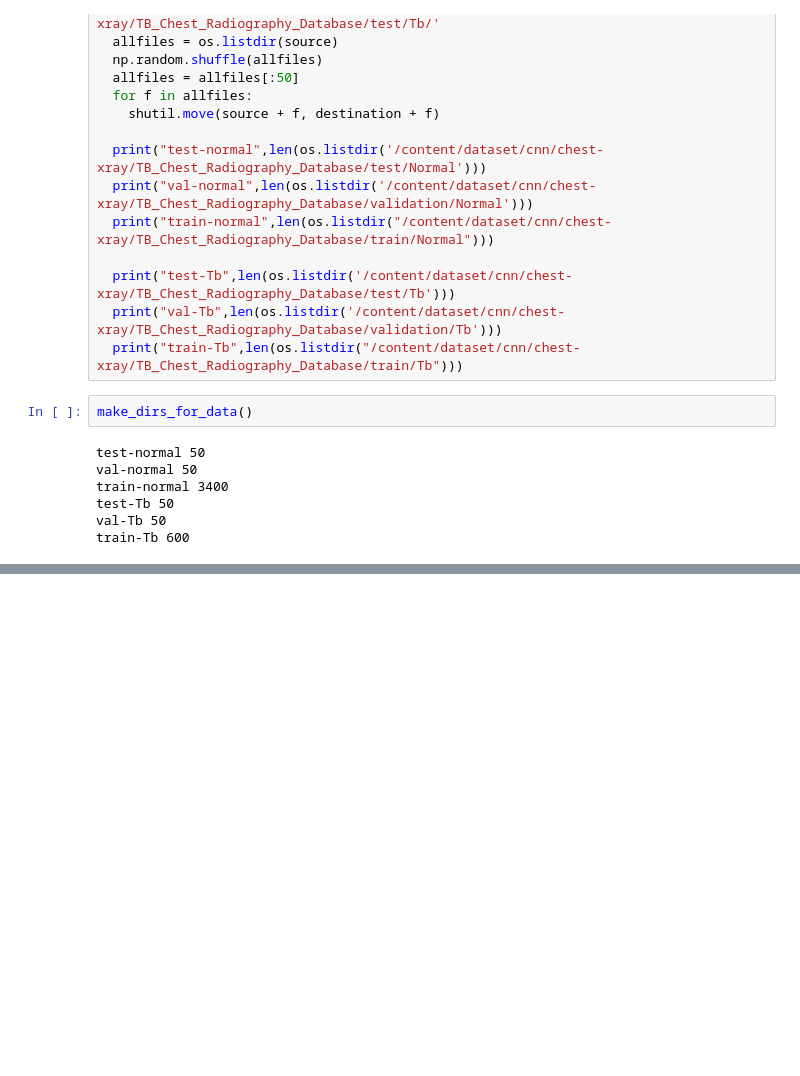
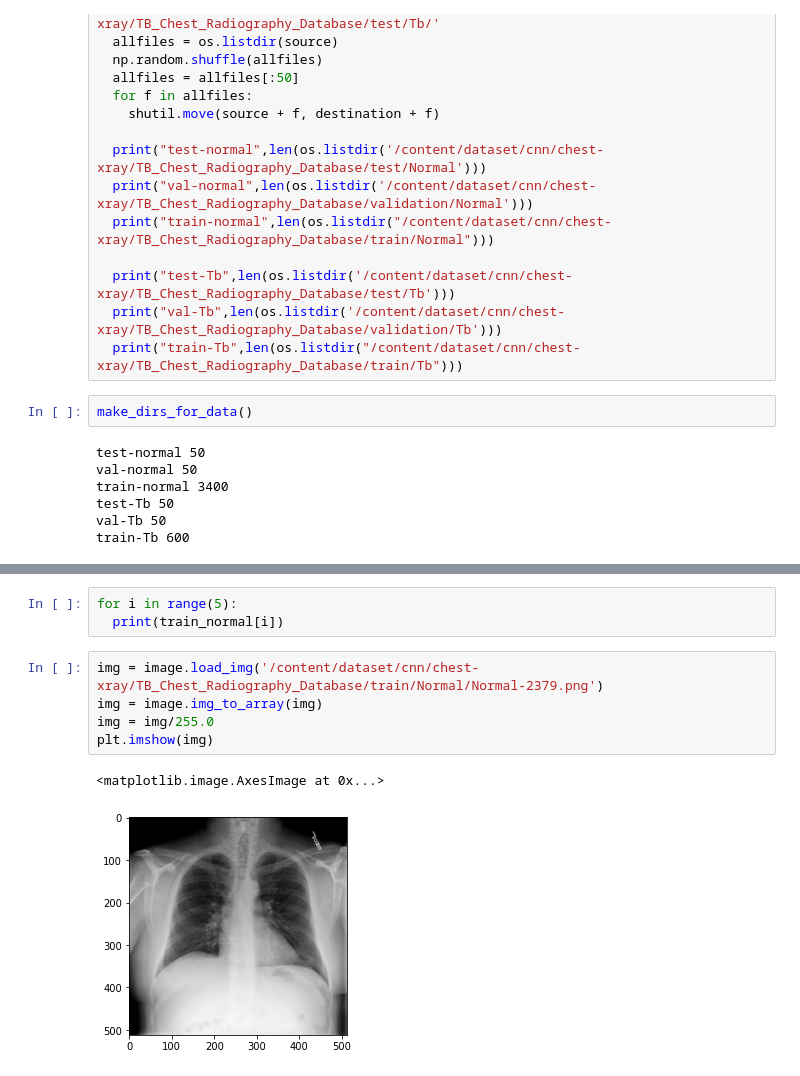
Before and after one commit to pgssanjana/micro_projects, a Jupyter notebook: tbdataset.ipynb, the cells around one changed output, grey strips where cells are left out. Cells and saved outputs as stored; diff of their text form; blank space fills up the shorter version.

```diff
--- a/tbdataset.ipynb
+++ b/tbdataset.ipynb
@@ -127,0 +152,11 @@ train-Tb 600
+# %%
+for i in range(5):
+  print(train_normal[i])
+# %%
+img = image.load_img('/content/dataset/cnn/chest-xray/TB_Chest_Radiography_Database/train/Normal/Normal-2379.png')
+img = image.img_to_array(img)
+img = img/255.0
+plt.imshow(img)
+# %% [output]
+<matplotlib.image.AxesImage at 0x...>
+[figure, added]
```
Also changed, not shown: parts of 16 cells of this notebook.
